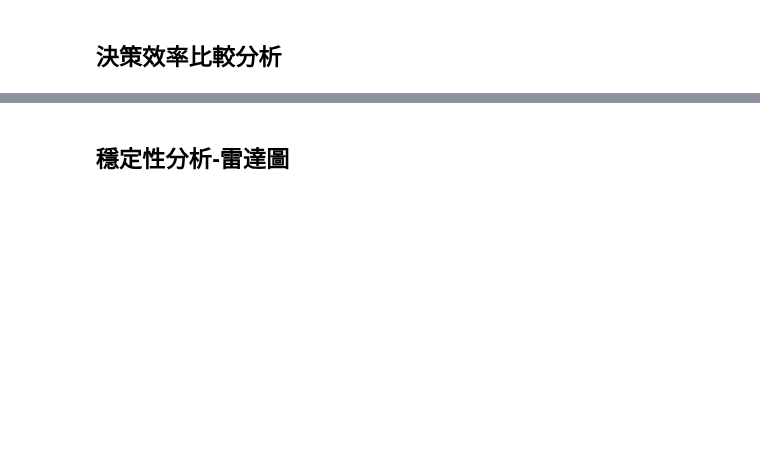
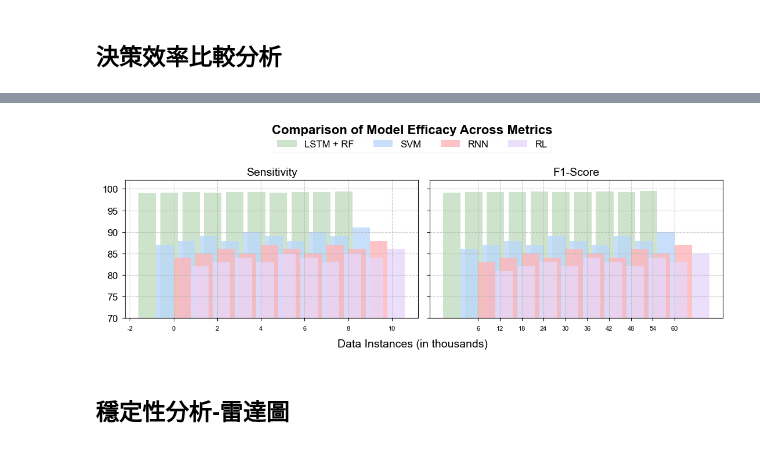
Before and after one commit to kcwc1029/kcwc1029.github.io, a Jupyter notebook: 護理教育/main.ipynb, the cells around one changed output, grey strips where cells are left out. Saved outputs shown, nothing was run; the diff lists cells and outputs as text; code cells hidden in the pictures; blank space fills up the shorter version.

```diff
--- a/護理教育/main.ipynb
+++ b/護理教育/main.ipynb
@@ -249,3 +136,66 @@ plt.show()
+# %%
+import matplotlib.pyplot as plt
+import numpy as np
+import matplotlib as mpl
+
+# --- 圖表整體風格設定 ---
+mpl.rcParams['font.family'] = 'Arial'
+mpl.rcParams['axes.unicode_minus'] = False
+plt.style.use('seaborn-v0_8-paper')
+
+# --- 數據準備 ---
+data_instances = np.array([6, 12, 18, 24, 30, 36, 42, 48, 54, 60])
+
+# 模擬數據（請根據實際數據替換）
+lstm_rf_sens = np.array([99.0, 99.1, 99.2, 99.1, 99.3, 99.2, 99.1, 99.3, 99.2, 99.4])
+lstm_rf_f1 = np.array([99.1, 99.2, 99.3, 99.2, 99.4, 99.3, 99.2, 99.4, 99.3, 99.5])
+svm_sens = np.array([87, 88, 89, 88, 90, 89, 88, 90, 89, 91])
+svm_f1 = np.array([86, 87, 88, 87, 89, 88, 87, 89, 88, 90])
+rnn_sens = np.array([84, 85, 86, 85, 87, 86, 85, 87, 86, 88])
+rnn_f1 = np.array([83, 84, 85, 84, 86, 85, 84, 86, 85, 87])
+rl_sens = np.array([82, 83, 84, 83, 85, 84, 83, 85, 84, 86])
+rl_f1 = np.array([81, 82, 83, 82, 84, 83, 82, 84, 83, 85])
+
+# --- 繪製多面板長條圖 ---
+fig, axs = plt.subplots(1, 2, figsize=(11, 4), sharey=True)
+bar_width = 0.8
+index = np.arange(len(data_instances))
+
+# Sensitivity
+axs[0].bar(index - 1.5 * bar_width, lstm_rf_sens, bar_width, label='LSTM + RF', color='#C2DCBF', alpha=0.8)
+axs[0].bar(index - 0.5 * bar_width, svm_sens, bar_width, label='SVM', color='#BAD8FB', alpha=0.8)
+axs[0].bar(index + 0.5 * bar_width, rnn_sens, bar_width, label='RNN', color='#FEB5B8', alpha=0.8)
+axs[0].bar(index + 1.5 * bar_width, rl_sens, bar_width, label='RL', color='#E7D8FA', alpha=0.8)
+axs[0].set_title('Sensitivity', fontsize=14)
+axs[0].set_ylim(70, 102)
+axs[0].grid(True, linestyle='--', alpha=0.7)
+axs[0].tick_params(axis='y', labelsize=12)
+
+# F1-Score
+axs[1].bar(index - 1.5 * bar_width, lstm_rf_f1, bar_width, label='LSTM + RF', color='#C2DCBF', alpha=0.8)
+axs[1].bar(index - 0.5 * bar_width, svm_f1, bar_width, label='SVM', color='#BAD8FB', alpha=0.8)
+axs[1].bar(index + 0.5 * bar_width, rnn_f1, bar_width, label='RNN', color='#FEB5B8', alpha=0.8)
+axs[1].bar(index + 1.5 * bar_width, rl_f1, bar_width, label='RL', color='#E7D8FA', alpha=0.8)
+axs[1].set_title('F1-Score', fontsize=14)
+axs[1].set_ylim(70, 102)
+axs[1].grid(True, linestyle='--', alpha=0.7)
+axs[1].tick_params(axis='y', labelsize=12)
+
+# --- 圖表美化 ---
+fig.text(0.5, 0.02, 'Data Instances (in thousands)', ha='center', fontsize=14)  # 降低X軸標籤位置
+# fig.text(0.04, 0.5, 'Performance (%)', va='center', rotation='vertical', fontsize=14)
+fig.suptitle('Comparison of Model Efficacy Across Metrics', fontsize=16, weight='bold')
+
+# 顯示圖例
+handles, labels = axs[0].get_legend_handles_labels()
+fig.legend(handles, labels, loc='upper center', bbox_to_anchor=(0.5, 0.95), ncol=4, fontsize=12)
+
+plt.xticks(index, data_instances)
+plt.tight_layout(rect=[0, 0.05, 1, 0.92])  # 調整rect參數，留出底部空間
+plt.savefig("model_efficacy_bar_bottom.png", format="png", dpi=600, bbox_inches='tight')
+plt.show()
+# %% [output]
+[figure, added]
 # %% [markdown]
 ## 穩定性分析-雷達圖
 # %%
```
Also changed, not shown: parts of 6 cells of this notebook, 38 other files.
